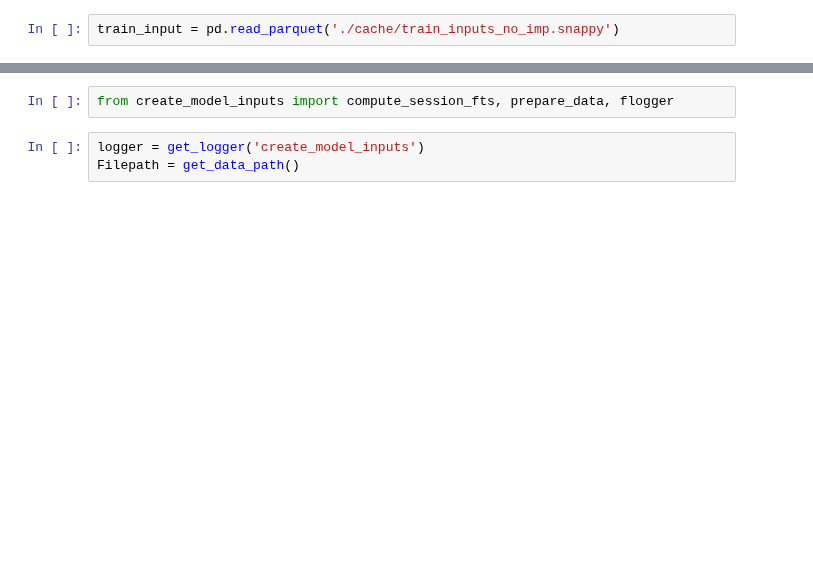
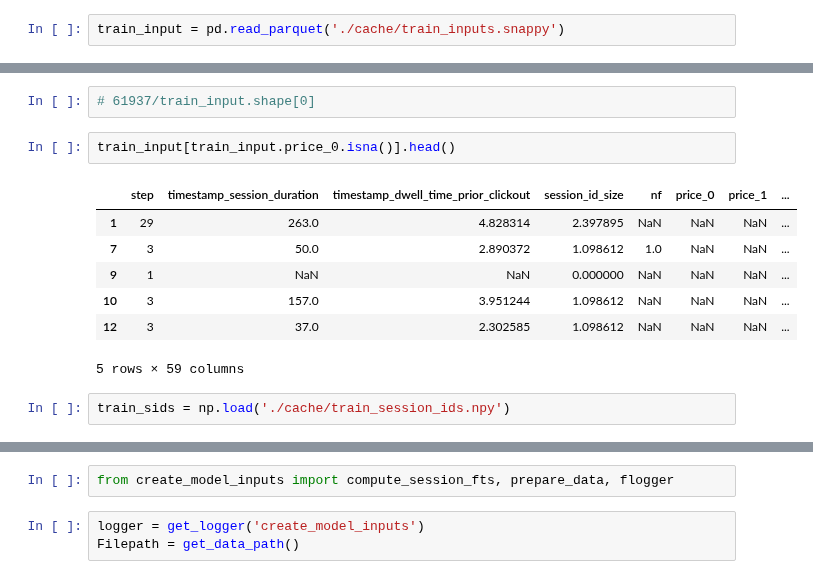
Before and after one commit to samshipengs/naps, a Jupyter notebook: price24.ipynb, the cells around one changed output, grey strips where cells are left out. Cells and saved outputs as stored; diff of their text form; blank space fills up the shorter version.

```diff
--- a/price24.ipynb
+++ b/price24.ipynb
@@ -18,2 +15,2 @@ The autoreload extension is already loaded. To reload it, use:
 # %%
-train_input = pd.read_parquet('./cache/train_inputs_no_imp.snappy')
+train_input = pd.read_parquet('./cache/train_inputs.snappy')
@@ -19,0 +58,14 @@ train_input = pd.read_parquet('./cache/train_inputs_no_imp.snappy')
+# %%
+# 61937/train_input.shape[0]
+# %%
+train_input[train_input.price_0.isna()].head()
+# %% [output]
+|  | step | timestamp_session_duration | timestamp_dwell_time_prior_clickout | session_id_size | nf | price_0 | price_1 | ... |
+| 1 | 29 | 263.0 | 4.828314 | 2.397895 | NaN | NaN | NaN | ... |
+| 7 | 3 | 50.0 | 2.890372 | 1.098612 | 1.0 | NaN | NaN | ... |
+| 9 | 1 | NaN | NaN | 0.000000 | NaN | NaN | NaN | ... |
+| 10 | 3 | 157.0 | 3.951244 | 1.098612 | NaN | NaN | NaN | ... |
+| 12 | 3 | 37.0 | 2.302585 | 1.098612 | NaN | NaN | NaN | ... |
+5 rows × 59 columns
+# %%
+train_sids = np.load('./cache/train_session_ids.npy')
```
Also changed, not shown: parts of 50 cells of this notebook, 1 other file.
